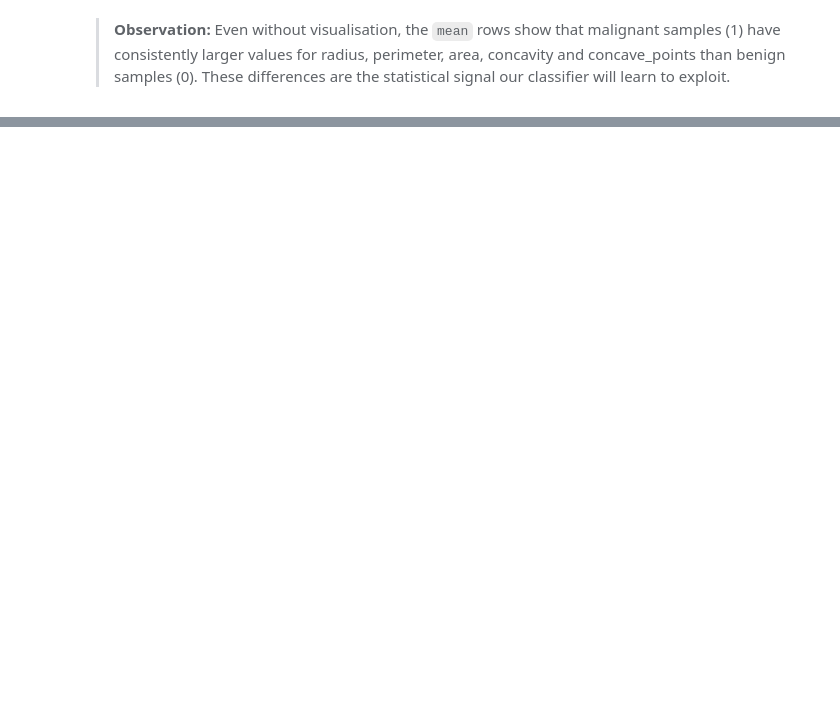
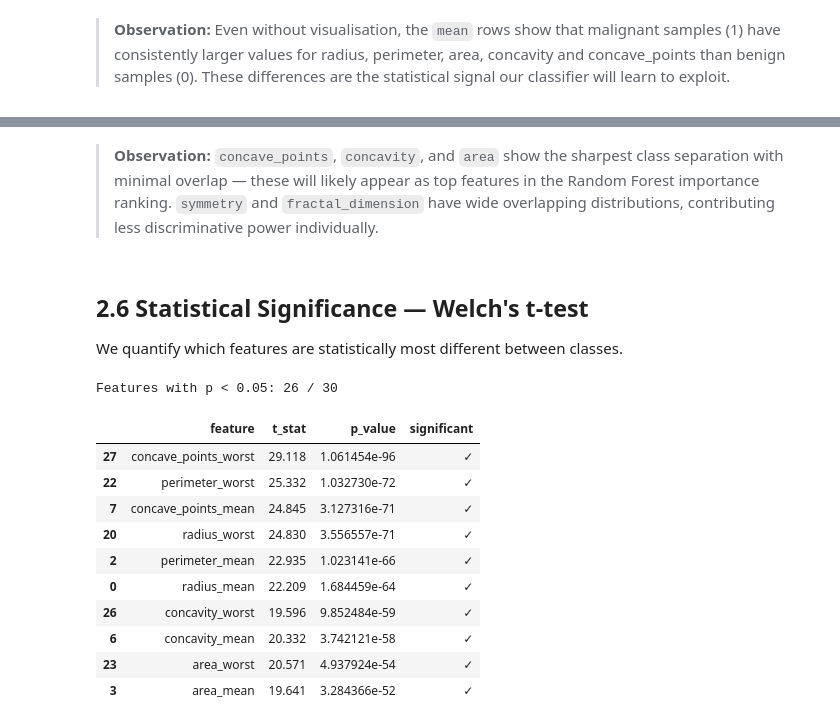
Before and after one commit to ArmanAhmed00/BST-Backed-Hyperparameter-Optimiser-with-Transfer-Analysis, a Jupyter notebook: capstone_project/notebook/capstone.ipynb, the cells around one changed output, grey strips where cells are left out. Cells and saved outputs as stored; diff of their text form; code cells hidden in the pictures; blank space fills up the shorter version.

```diff
--- a/capstone_project/notebook/capstone.ipynb
+++ b/capstone_project/notebook/capstone.ipynb
@@ -122,0 +206,32 @@ desc.round(3)
+# %% [markdown]
+> **Observation:** `concave_points`, `concavity`, and `area` show the sharpest class separation with minimal overlap — these will likely appear as top features in the Random Forest importance ranking. `symmetry` and `fractal_dimension` have wide overlapping distributions, contributing less discriminative power individually.
+# %% [markdown]
+## 2.6 Statistical Significance — Welch's t-test
+
+We quantify which features are statistically most different between classes.
+# %%
+malignant = df_a[df_a['diagnosis']==1][feat_cols_a]
+benign    = df_a[df_a['diagnosis']==0][feat_cols_a]
+
+ttest_rows = []
+for col in feat_cols_a:
+    t, p = stats.ttest_ind(malignant[col], benign[col], equal_var=False)
+    ttest_rows.append({"feature": col, "t_stat": round(t,3), "p_value": p,
+                       "significant": "✓" if p < 0.05 else "✗"})
+
+ttest_df = pd.DataFrame(ttest_rows).sort_values("p_value")
+print(f"Features with p < 0.05: {(ttest_df['p_value']<0.05).sum()} / {len(ttest_df)}")
+ttest_df.head(10)
+# %% [output]
+Features with p < 0.05: 26 / 30
+|  | feature | t_stat | p_value | significant |
+| 27 | concave_points_worst | 29.118 | 1.061454e-96 | ✓ |
+| 22 | perimeter_worst | 25.332 | 1.032730e-72 | ✓ |
+| 7 | concave_points_mean | 24.845 | 3.127316e-71 | ✓ |
+| 20 | radius_worst | 24.830 | 3.556557e-71 | ✓ |
+| 2 | perimeter_mean | 22.935 | 1.023141e-66 | ✓ |
+| 0 | radius_mean | 22.209 | 1.684459e-64 | ✓ |
+| 26 | concavity_worst | 19.596 | 9.852484e-59 | ✓ |
+| 6 | concavity_mean | 20.332 | 3.742121e-58 | ✓ |
+| 23 | area_worst | 20.571 | 4.937924e-54 | ✓ |
+| 3 | area_mean | 19.641 | 3.284366e-52 | ✓ |
```
Also changed, not shown: parts of 15 cells of this notebook, 1 other file.
